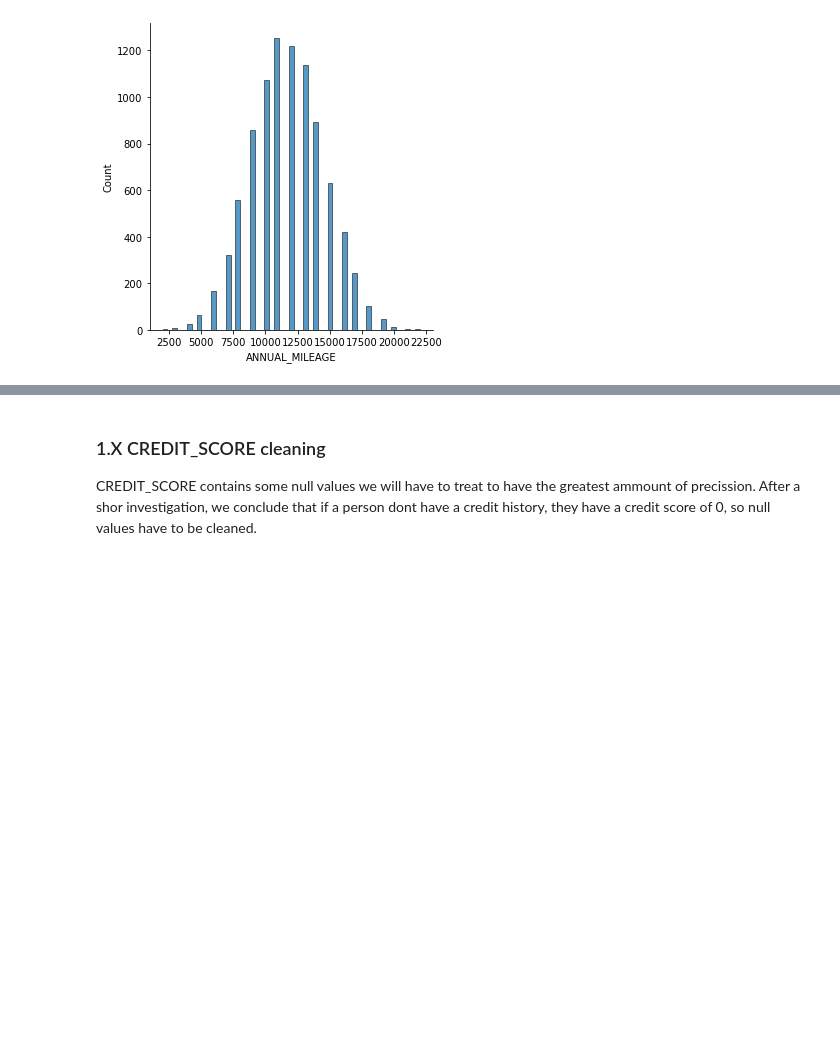
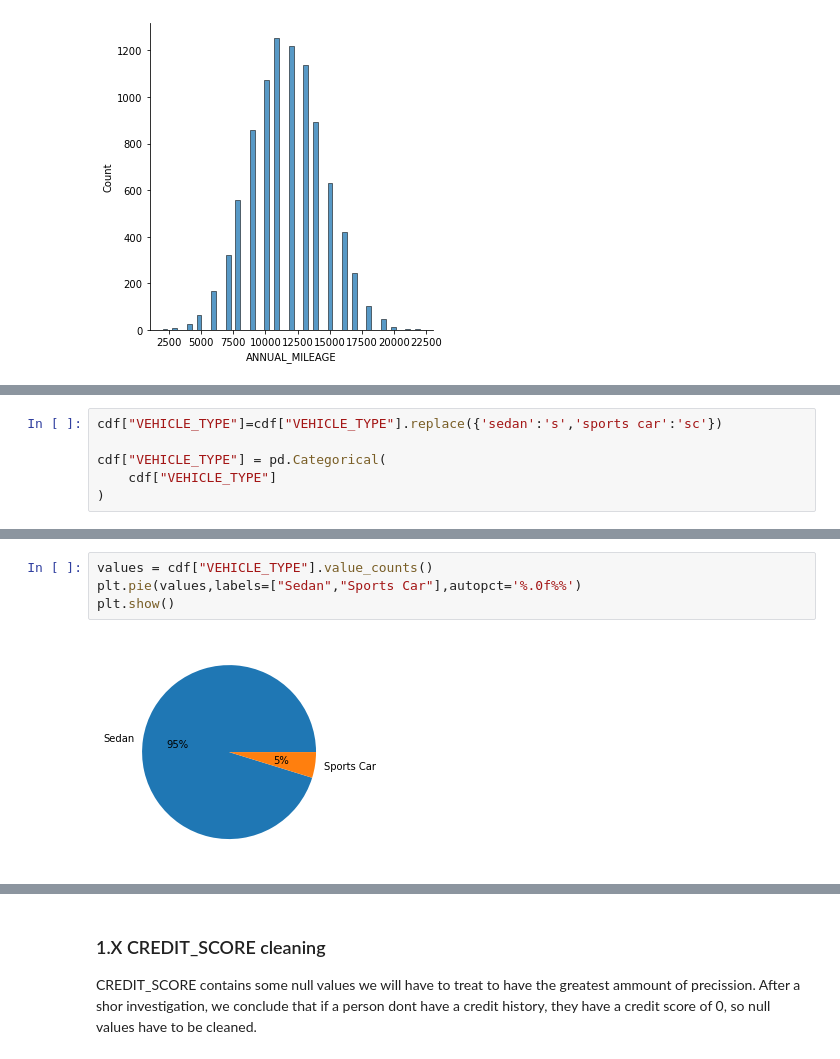
Before and after one commit to AlvarSML/Machine-Learning-2021, a Jupyter notebook: Untitled.ipynb, the cells around one changed output, grey strips where cells are left out. Saved outputs shown, nothing was run; the diff lists cells and outputs as text; blank space fills up the shorter version.

```diff
--- a/Untitled.ipynb
+++ b/Untitled.ipynb
@@ -563,0 +590,6 @@ sns.displot(cdf["ANNUAL_MILEAGE"])
+# %%
+cdf["VEHICLE_TYPE"]=cdf["VEHICLE_TYPE"].replace({'sedan':'s','sports car':'sc'})
+
+cdf["VEHICLE_TYPE"] = pd.Categorical(
+    cdf["VEHICLE_TYPE"]
+)
@@ -563,0 +612,6 @@ sns.displot(cdf["ANNUAL_MILEAGE"])
+# %%
+values = cdf["VEHICLE_TYPE"].value_counts()
+plt.pie(values,labels=["Sedan","Sports Car"],autopct='%.0f%%')
+plt.show()
+# %% [output]
+[figure, added]
```
Also changed, not shown: parts of 22 cells of this notebook.
